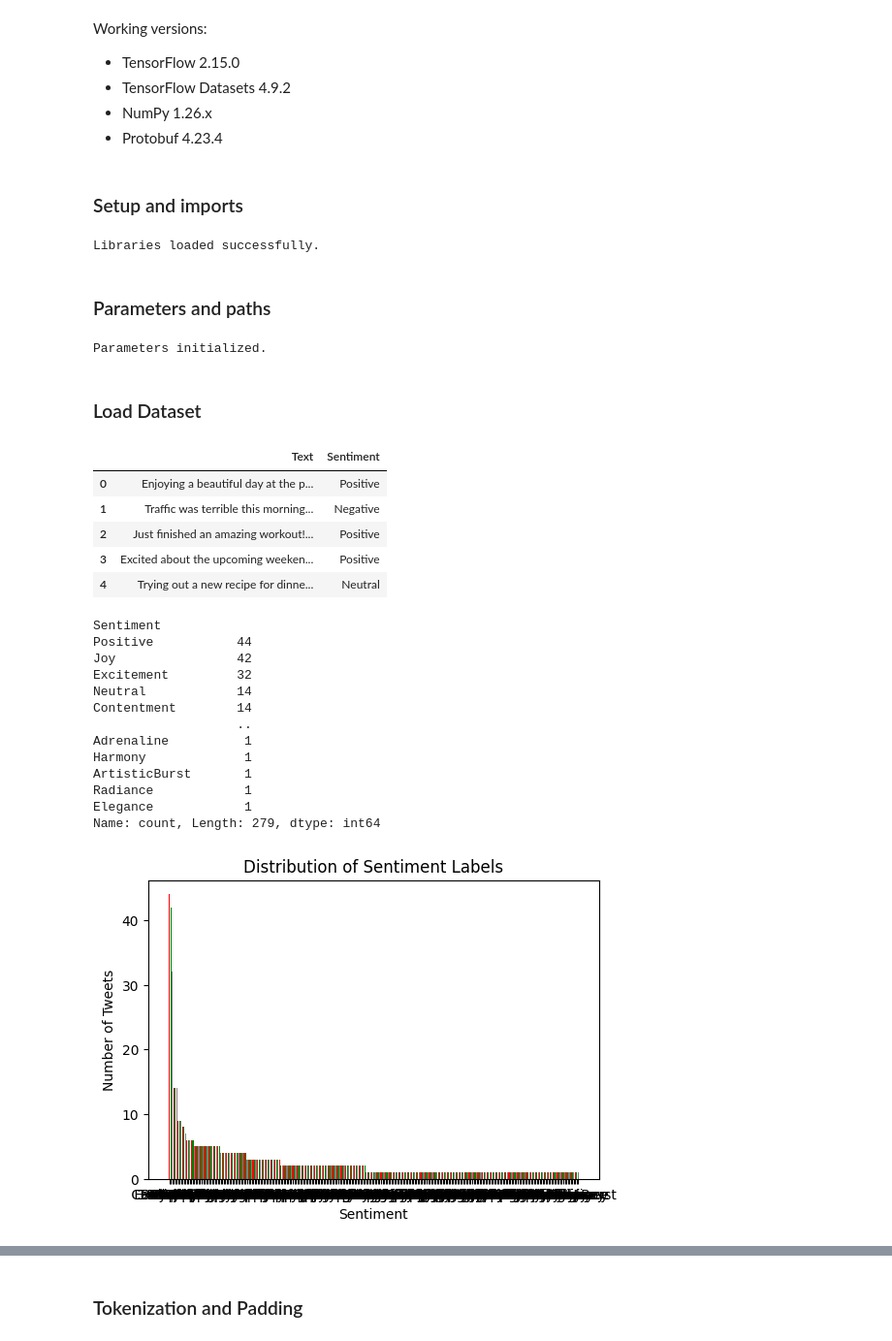
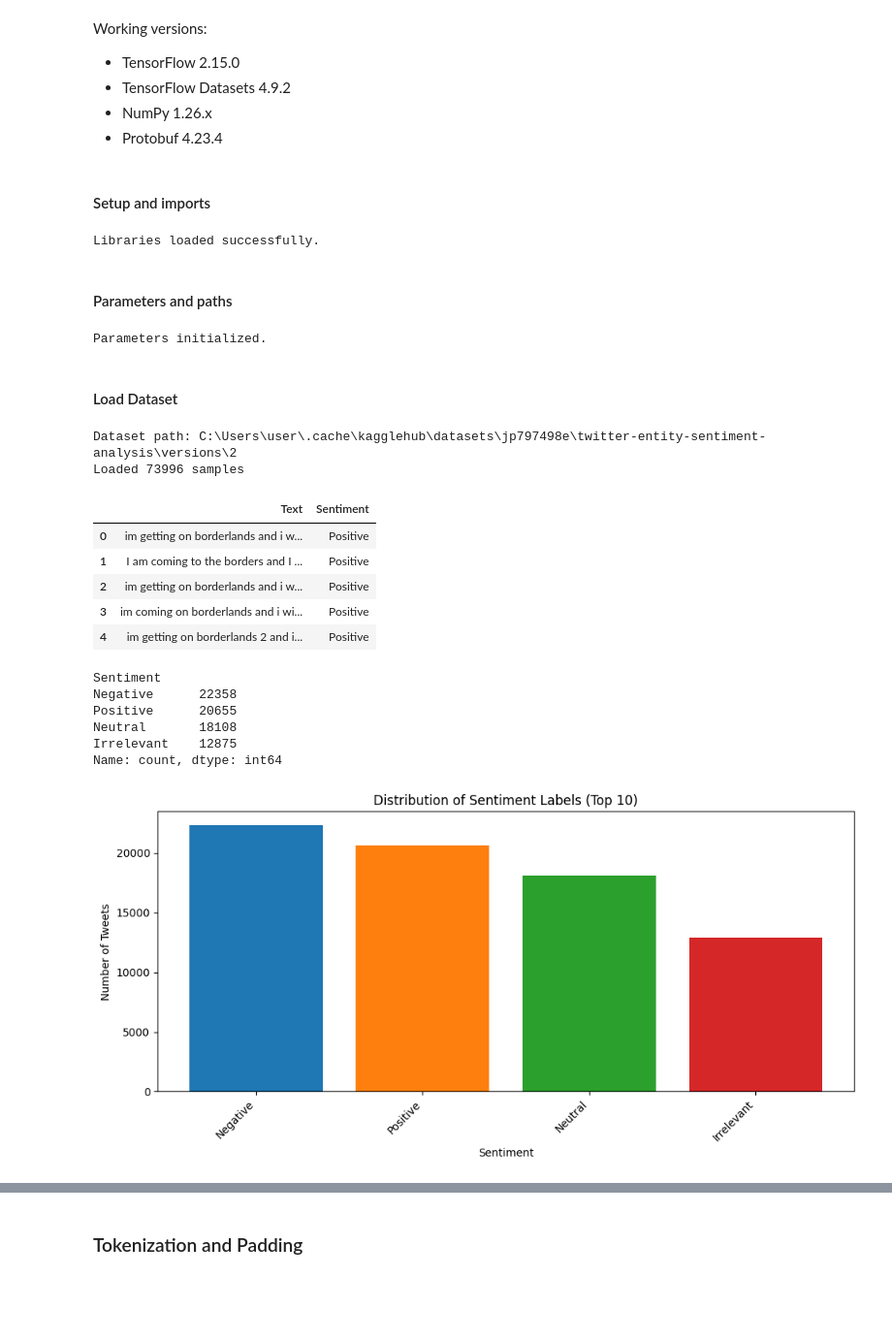
Before and after one commit to GMD03/BATYAG-Sentiment-Analysis-AI, a Jupyter notebook: Sentiment Analysis Using Tensorflow (NLP Transfer Learning).ipynb, the cells around one changed output, grey strips where cells are left out. Shown at 97% size. Drawn from its saved outputs; the diff is of its cells as text; code cells hidden in the pictures; blank space fills up the shorter version.

Commit message:
feat: update sentiment analysis notebook with new dataset and improved evaluation metrics

```diff
--- a/Sentiment Analysis Using Tensorflow (NLP Transfer Learning).ipynb
+++ b/Sentiment Analysis Using Tensorflow (NLP Transfer Learning).ipynb
@@ -7,7 +7,7 @@ Working versions:
 - NumPy 1.26.x
 - Protobuf 4.23.4
 # %% [markdown]
-### Setup and imports
+#### Setup and imports
 # %%
 import os
 import numpy as np
@@ -31,5 +31,5 @@ print("Libraries loaded successfully.")
 # %% [output]
 Libraries loaded successfully.
 # %% [markdown]
-### Parameters and paths
+#### Parameters and paths
 # %%
@@ -44,18 +45,30 @@ print("Parameters initialized.")
 # %% [output]
 Parameters initialized.
 # %% [markdown]
-### Load Dataset
+#### Load Dataset
 # %%
-df = pd.read_csv('sentimentdataset.csv')
-df = df[['Text', 'Sentiment']]
-df.head(5)
+import kagglehub
+
+path = kagglehub.dataset_download("jp797498e/twitter-entity-sentiment-analysis")
+print("Dataset path:", path)
+
+df = pd.read_csv(os.path.join(path, "twitter_training.csv"), header=None,
+                 names=["ID", "Entity", "Sentiment", "Text"])
+df = df[['Text', 'Sentiment']].dropna()
+df['Text'] = df['Text'].astype(str).str.strip()
+df['Sentiment'] = df['Sentiment'].str.strip()
+
+print(f"Loaded {len(df)} samples")
+df.head()
 # %% [output]
+Dataset path: C:\Users\user\.cache\kagglehub\datasets\jp797498e\twitter-entity-sentiment-analysis\versions\2
+Loaded 73996 samples
 |  | Text | Sentiment |
-| 0 | Enjoying a beautiful day at the p... | Positive |
-| 1 | Traffic was terrible this morning... | Negative |
-| 2 | Just finished an amazing workout!... | Positive |
-| 3 | Excited about the upcoming weeken... | Positive |
-| 4 | Trying out a new recipe for dinne... | Neutral |
+| 0 | im getting on borderlands and i w... | Positive |
+| 1 | I am coming to the borders and I ... | Positive |
+| 2 | im getting on borderlands and i w... | Positive |
+| 3 | im coming on borderlands and i wi... | Positive |
+| 4 | im getting on borderlands 2 and i... | Positive |
 # %%
 # Number of samples per sentiment class
 class_counts = df['Sentiment'].value_counts()
@@ -63,28 +76,23 @@ class_counts = df['Sentiment'].value_counts()
 print(class_counts)
 # %% [output]
 Sentiment
-Positive           44
-Joy                42
-Excitement         32
-Neutral            14
-Contentment        14
-                   ..
-Adrenaline          1
-Harmony             1
-ArtisticBurst       1
-Radiance            1
-Elegance            1
-Name: count, Length: 279, dtype: int64
+Negative      22358
+Positive      20655
+Neutral       18108
+Irrelevant    12875
+Name: count, dtype: int64
 # %%
 import matplotlib.pyplot as plt
 
-label_counts = df['Sentiment']['Positive'].value_counts()
+label_counts = df['Sentiment'].value_counts().head(10)
 
-plt.figure(figsize=(6,4))
-plt.bar(label_counts.index, label_counts.values, color=['red', 'green', 'gray'])
-plt.title('Distribution of Sentiment Labels')
+plt.figure(figsize=(10, 5))
+plt.bar(label_counts.index, label_counts.values, color=plt.cm.tab10.colors[:len(label_counts)])
+plt.title('Distribution of Sentiment Labels (Top 10)')
 plt.xlabel('Sentiment')
 plt.ylabel('Number of Tweets')
+plt.xticks(rotation=45, ha='right')
+plt.tight_layout()
 plt.show()
 # %% [output]
-[figure, old version]
+[figure, new version]
```
Also changed, not shown: parts of 15 cells of this notebook, 6 other files.
